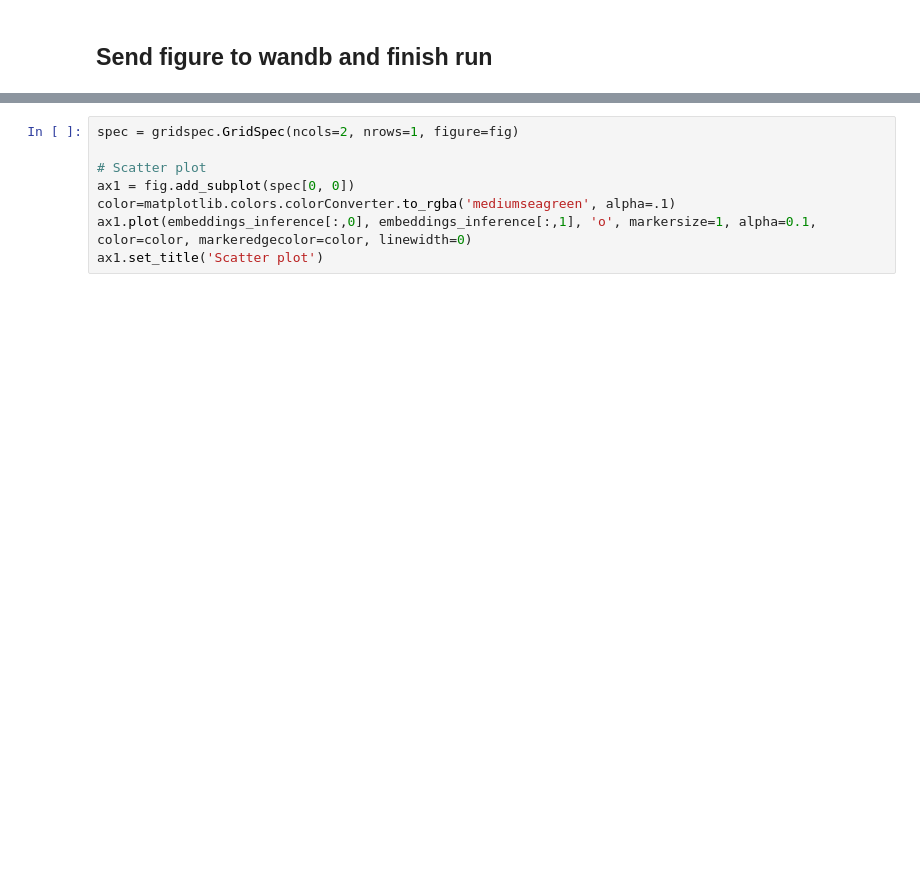
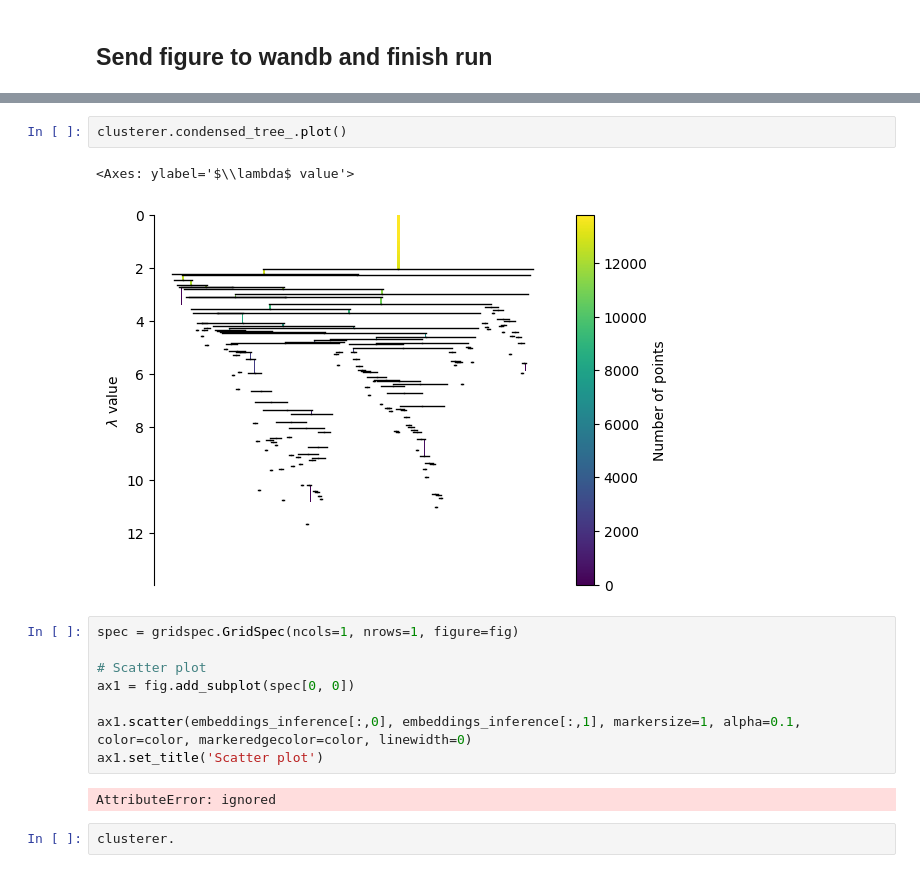
Before and after one commit to hits-sdo/hits-sdo-similaritysearch, a Jupyter notebook: search_byol/byol_train_pl.ipynb, the cells around one changed output, grey strips where cells are left out. Cells and saved outputs as stored; diff of their text form; blank space fills up the shorter version.

```diff
--- a/search_byol/byol_train_pl.ipynb
+++ b/search_byol/byol_train_pl.ipynb
@@ -487,8 +549,17 @@ HDBSCAN(algorithm='best', alpha=1.0, approx_min_span_tree=True,
+# %%
+clusterer.condensed_tree_.plot()
+# %% [output]
+<Axes: ylabel='$\\lambda$ value'>
+[figure, added]
 # %%
-spec = gridspec.GridSpec(ncols=2, nrows=1, figure=fig)
+spec = gridspec.GridSpec(ncols=1, nrows=1, figure=fig)
 
 # Scatter plot
 ax1 = fig.add_subplot(spec[0, 0])
-color=matplotlib.colors.colorConverter.to_rgba('mediumseagreen', alpha=.1)
-ax1.plot(embeddings_inference[:,0], embeddings_inference[:,1], 'o', markersize=1, alpha=0.1, color=color, markeredgecolor=color, linewidth=0)
+
+ax1.scatter(embeddings_inference[:,0], embeddings_inference[:,1], markersize=1, alpha=0.1, color=color, markeredgecolor=color, linewidth=0)
 ax1.set_title('Scatter plot')
+# %% [output]
+AttributeError: ignored
+# %%
+clusterer.
```
Also changed, not shown: parts of 18 cells of this notebook.
